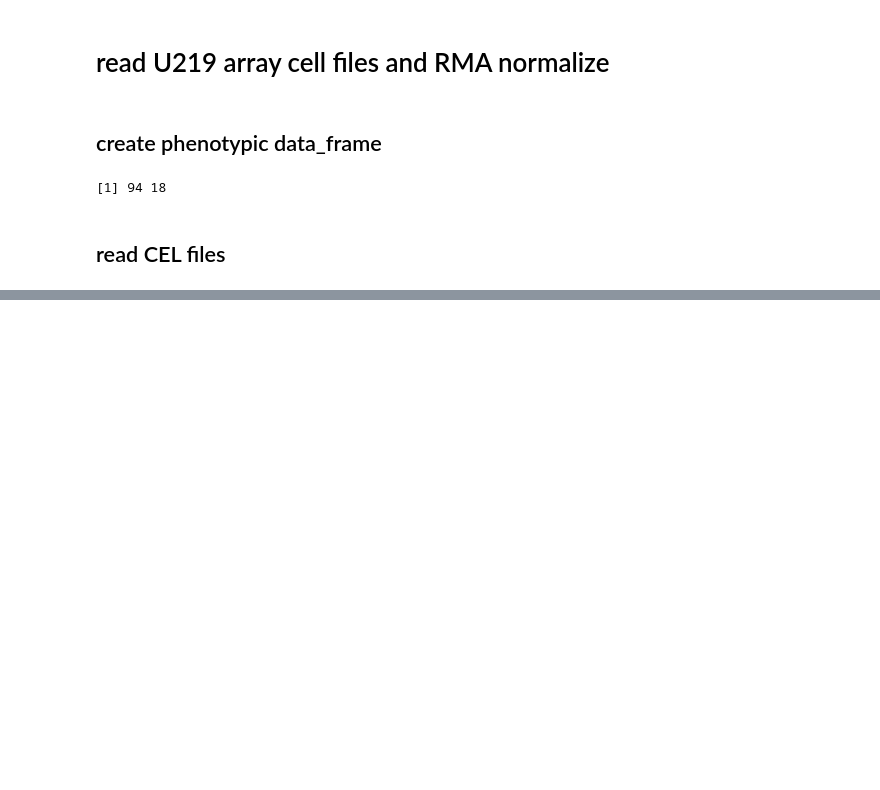
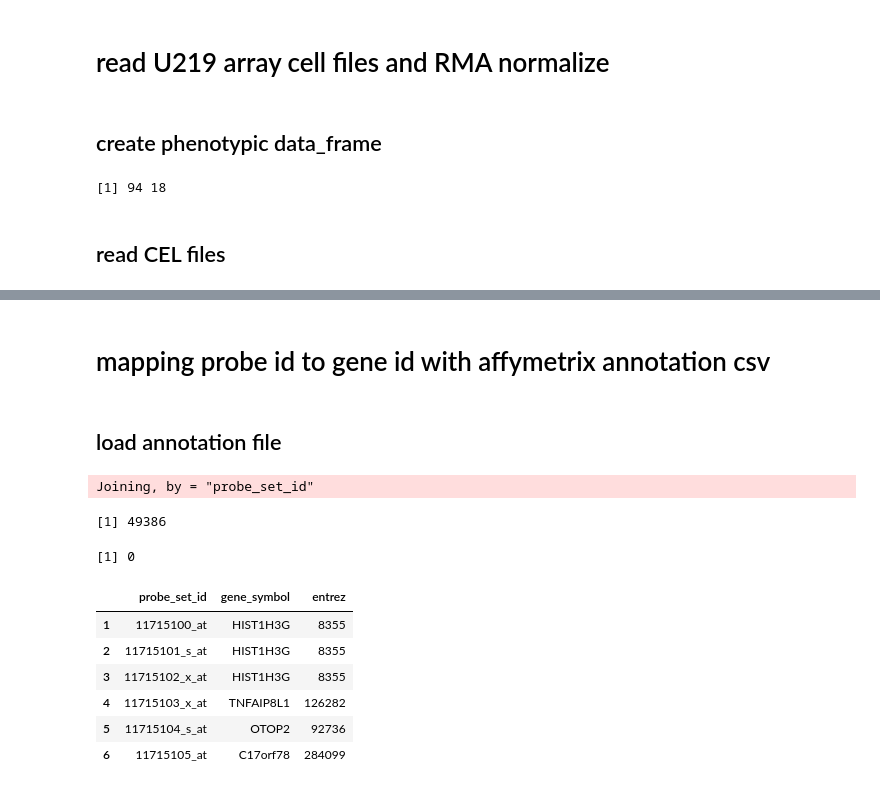
Before and after one commit to GuillaumeNoell/Bioinformatics---miRNA-sequencing-analysis, a Jupyter notebook: process_mRNA_arrays.ipynb, the cells around one changed output, grey strips where cells are left out. Drawn from its saved outputs; the diff is of its cells as text; code cells hidden in the pictures; blank space fills up the shorter version.

```diff
--- a/process_mRNA_arrays.ipynb
+++ b/process_mRNA_arrays.ipynb
@@ -88,0 +144,27 @@ In read.celfiles(str_c(mRNA_data_dir, ph$sample), phenoData = ph, : 'channel' au
+# %% [markdown]
+# mapping probe id to gene id with affymetrix annotation csv
+# %% [markdown]
+## load annotation file
+# %%
+probe_entrez = read_csv(
+str_c(mRNA_u219_annotation_dir,'HG-U219.na36.annot_affymetrixwebsite_march2016.csv'),
+                       skip=25)
+probe_entrez = probe_entrez[,c(1,15,19)] %>% as_data_frame
+colnames(probe_entrez) = c('probe_set_id','gene_symbol','entrez')
+probe_entrez = data_frame(probe_set_id = row.names(data_rma)) %>% left_join(probe_entrez)
+write_csv(probe_entrez, str_c(working_dir,'probe_entrez.csv'))
+
+sum(row.names(data_rma) == probe_entrez$probe_set_id)
+sum(!row.names(data_rma) == probe_entrez$probe_set_id)
+probe_entrez %>% head
+# %% [output]
+Joining, by = "probe_set_id"
+[1] 49386
+[1] 0
+|  | probe_set_id | gene_symbol | entrez |
+| 1 | 11715100_at | HIST1H3G | 8355 |
+| 2 | 11715101_s_at | HIST1H3G | 8355 |
+| 3 | 11715102_x_at | HIST1H3G | 8355 |
+| 4 | 11715103_x_at | TNFAIP8L1 | 126282 |
+| 5 | 11715104_s_at | OTOP2 | 92736 |
+| 6 | 11715105_at | C17orf78 | 284099 |
```
Also changed, not shown: parts of 9 cells of this notebook, 1 other file.
